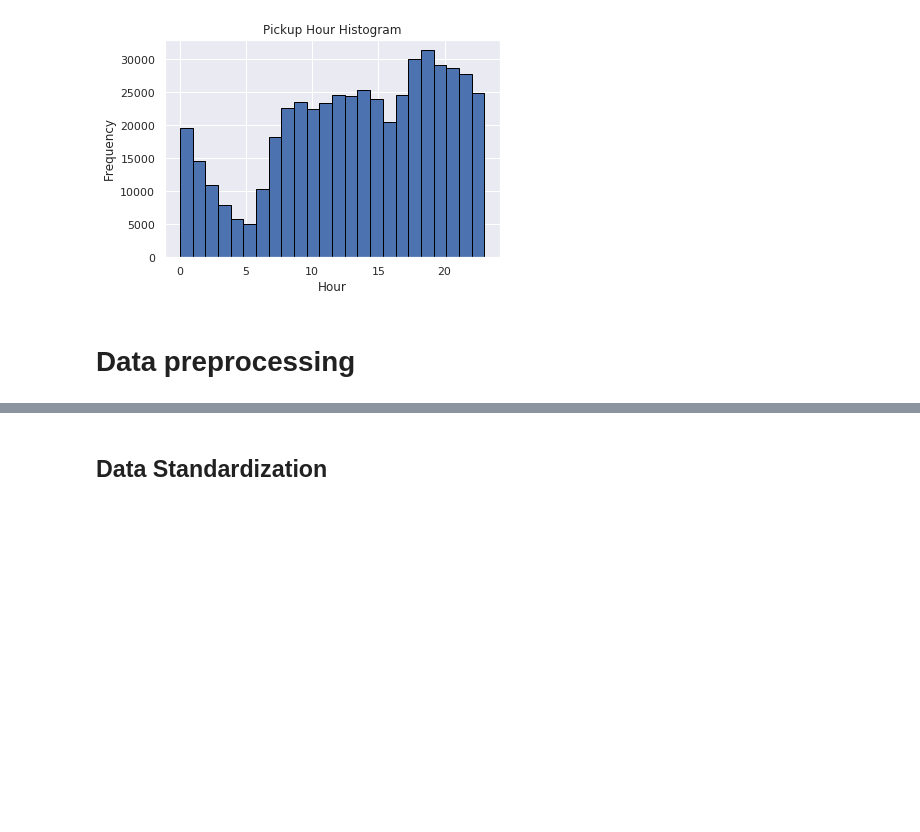
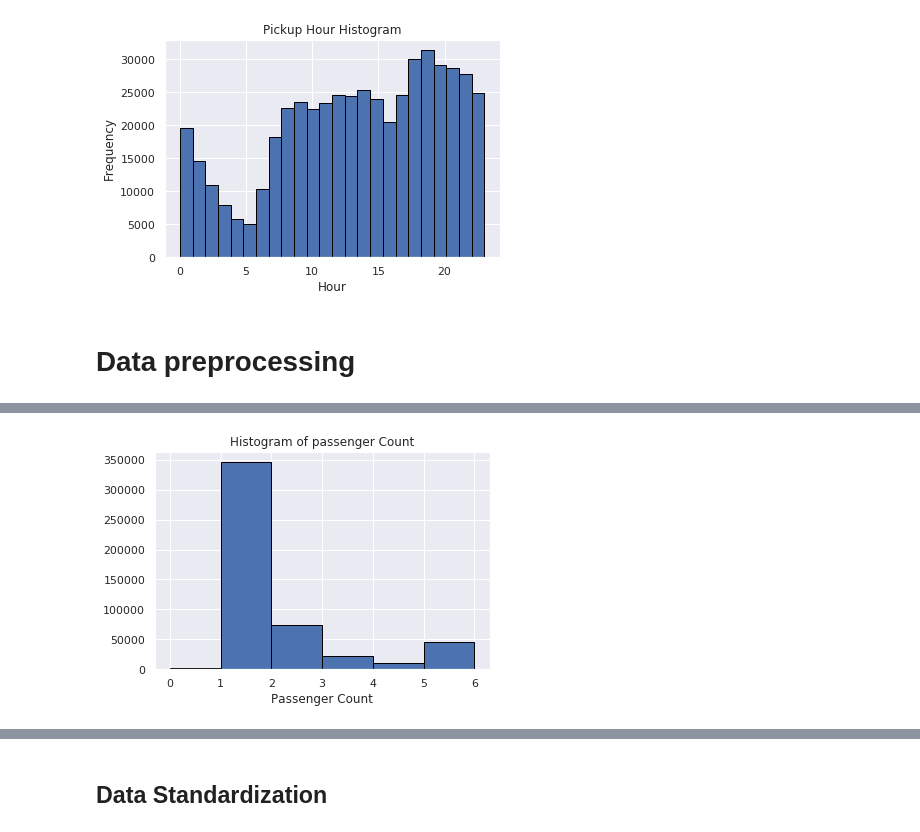
Before and after one commit to Rezwanul-Haque/neural_network_projects, a Jupyter notebook: taxi_fares_problem/taxi_fares_prediction/taxi_fares_prediction.ipynb, the cells around one changed output, grey strips where cells are left out. Drawn from its saved outputs; the diff is of its cells as text; code cells hidden in the pictures; blank space fills up the shorter version.

```diff
--- a/taxi_fares_problem/taxi_fares_prediction/taxi_fares_prediction.ipynb
+++ b/taxi_fares_problem/taxi_fares_prediction/taxi_fares_prediction.ipynb
@@ -186,0 +232,15 @@ Outcome: 500
+# %%
+# remove rows with fares less than $0 and more than $100
+df = df[(df['fare_amount'] >= 0) & (df['fare_amount'] <= 100)]
+# %%
+df['passenger_count'].hist(bins=6, ec='black')
+plt.xlabel("Passenger Count")
+plt.title("Histogram of passenger Count")
+plt.show()
+
+## Insight
+# There's a small percentage of rows with 0 passenger counts.
+# Instead of discarding those rows, let's replace the outliers
+# with the mode (that is, 1 passenger count)
+# %% [output]
+[figure, added]
```
Also changed, not shown: parts of 30 cells of this notebook, 1 other file.
